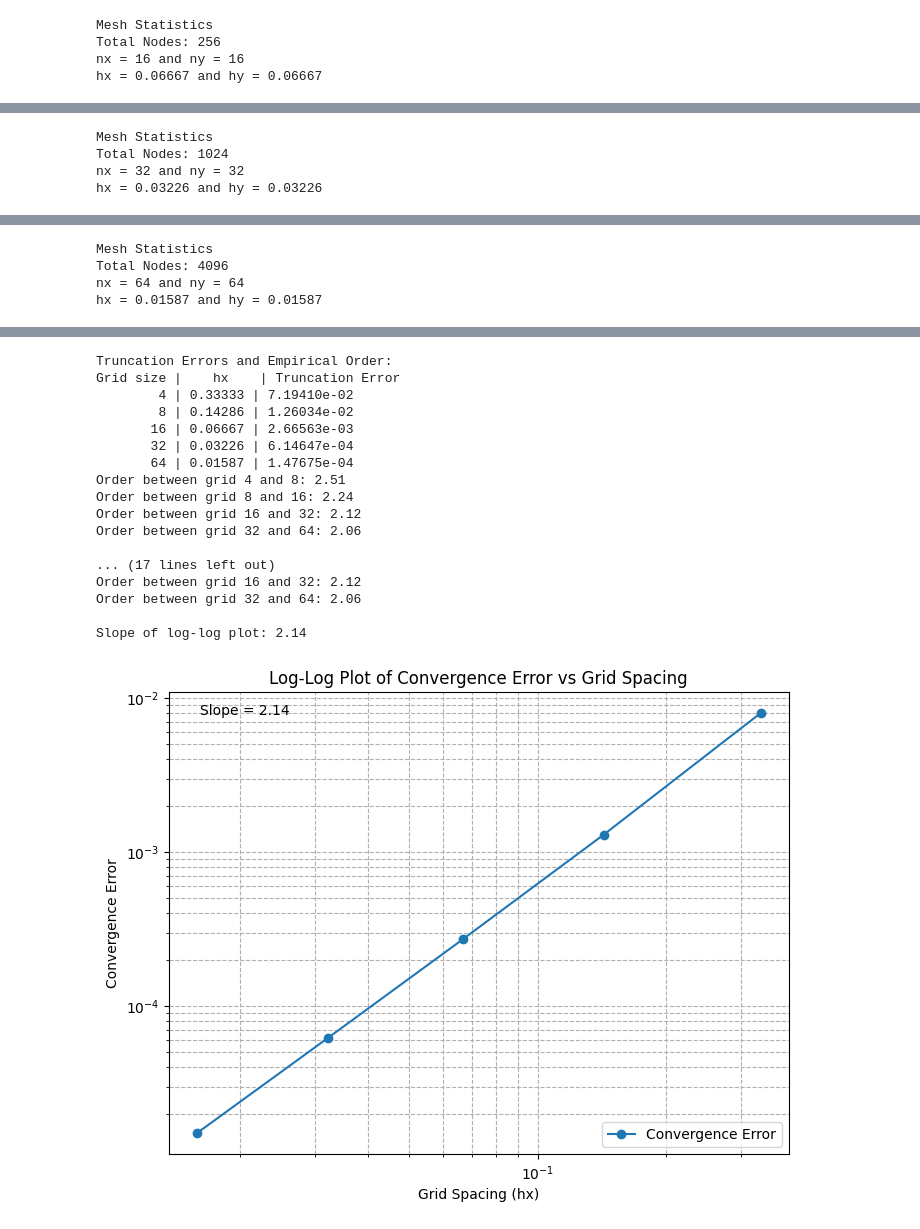
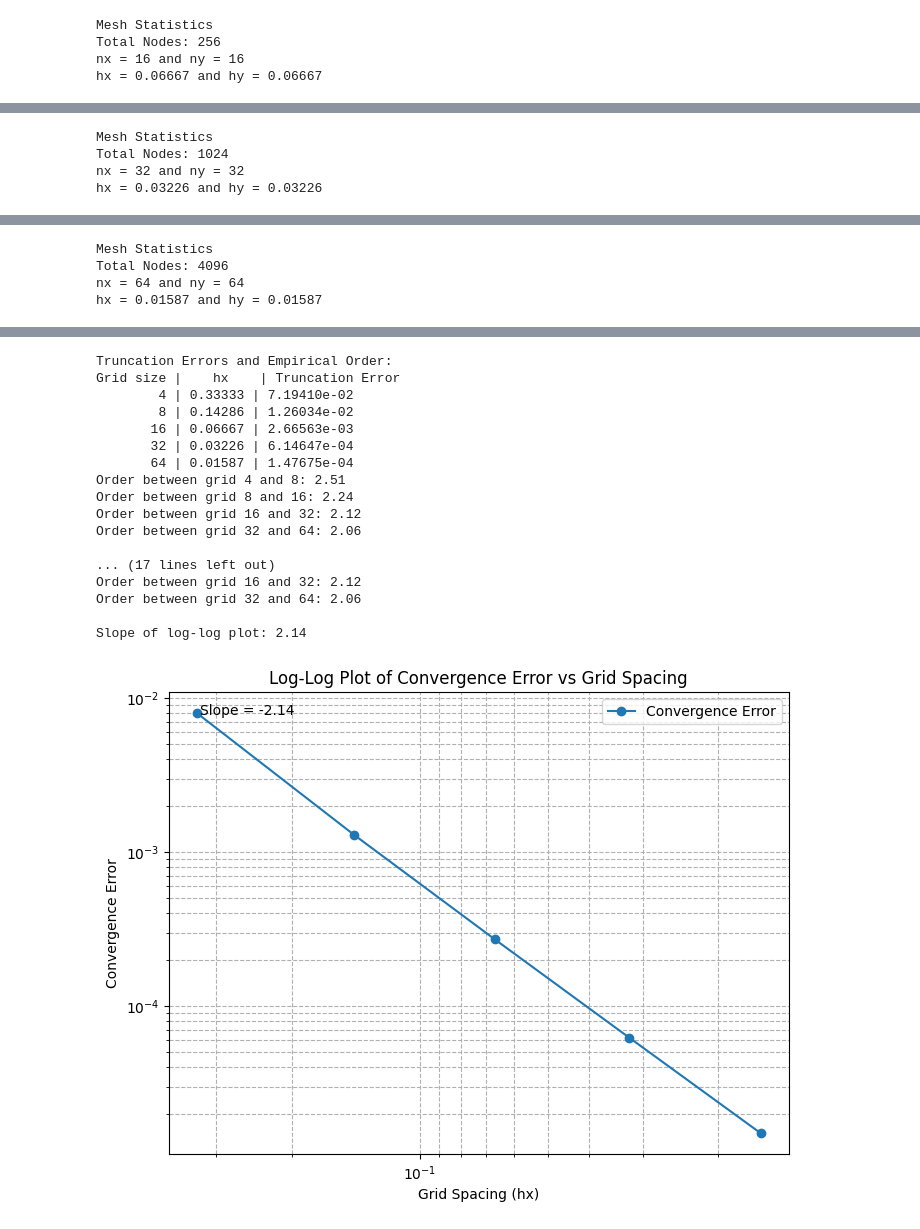
Before and after one commit to Adam-R-Lawrence/CS-555, a Jupyter notebook: cs555_adamrl3_hw_3_1_code.ipynb, the cells around one changed output, grey strips where cells are left out. Drawn from its saved outputs; the diff is of its cells as text; code cells hidden in the pictures.

```diff
--- a/cs555_adamrl3_hw_3_1_code.ipynb
+++ b/cs555_adamrl3_hw_3_1_code.ipynb
@@ -159,15 +159,17 @@ plt.loglog(h_vals, conv_errors, 'o-', label='Convergence Error')
 plt.xlabel('Grid Spacing (hx)')
 plt.ylabel('Convergence Error')
 plt.title('Log-Log Plot of Convergence Error vs Grid Spacing')
+plt.gca().invert_xaxis()
 plt.grid(True, which="both", ls="--")
 plt.legend()
 
 # Calculate and display the gradient
 if len(h_vals) >= 2:
     slope = (np.log(conv_errors[1]) - np.log(conv_errors[0])) / (np.log(h_vals[1]) - np.log(h_vals[0]))
-    plt.text(0.05, 0.95, f'Slope = {slope:.2f}', transform=plt.gca().transAxes)
+    plt.text(0.05, 0.95, f'Slope = -{slope:.2f}', transform=plt.gca().transAxes)
     print(f"\nSlope of log-log plot: {slope:.2f}")
 
+plt.savefig("loglogConvergence.png")
 plt.show()
 # %% [output]
 Mesh Statistics
@@ -185,31 +187,31 @@ Total Nodes: 256
 nx = 16 and ny = 16
 hx = 0.06667 and hy = 0.06667
 [figure]
 Mesh Statistics
 Total Nodes: 1024
 nx = 32 and ny = 32
 hx = 0.03226 and hy = 0.03226
 [figure]
 Mesh Statistics
 Total Nodes: 4096
 nx = 64 and ny = 64
 hx = 0.01587 and hy = 0.01587
 [figure]
 Truncation Errors and Empirical Order:
 Grid size |    hx    | Truncation Error
         4 | 0.33333 | 7.19410e-02
         8 | 0.14286 | 1.26034e-02
        16 | 0.06667 | 2.66563e-03
        32 | 0.03226 | 6.14647e-04
        64 | 0.01587 | 1.47675e-04
 Order between grid 4 and 8: 2.51
 Order between grid 8 and 16: 2.24
 Order between grid 16 and 32: 2.12
 Order between grid 32 and 64: 2.06
 
 ... (17 lines left out)
 Order between grid 16 and 32: 2.12
 Order between grid 32 and 64: 2.06
 
 Slope of log-log plot: 2.14
-[figure, old version]
+[figure, new version]
```
Also changed, not shown: parts of 1 cell of this notebook.
